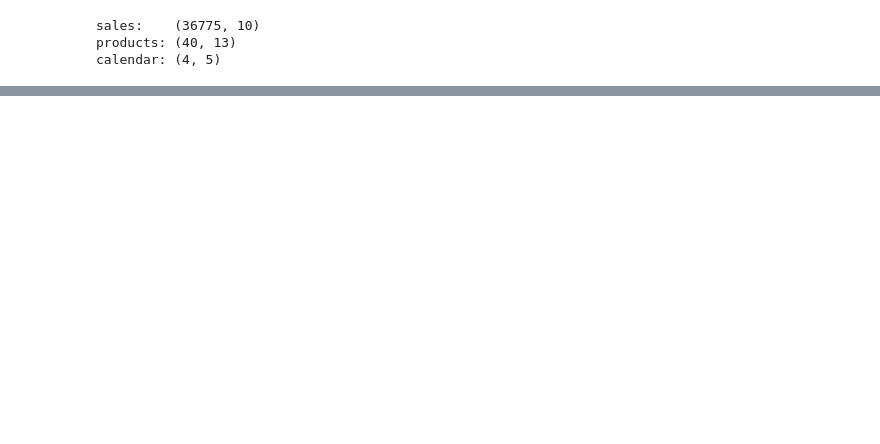
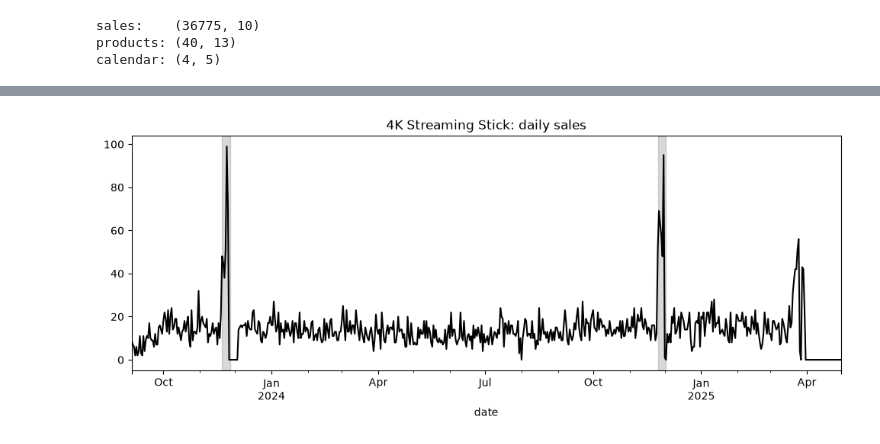
Before and after one commit to Ibarca/Predicting-Product-Demand-from-Sales-and-Marketing-Campaigns, a Jupyter notebook: notebooks/01_black_week_forecast.ipynb, the cells around one changed output, grey strips where cells are left out. Cells and saved outputs as stored; diff of their text form; code cells hidden in the pictures; blank space fills up the shorter version.

```diff
--- a/notebooks/01_black_week_forecast.ipynb
+++ b/notebooks/01_black_week_forecast.ipynb
@@ -15,0 +85,9 @@ calendar: (4, 5)
+# %%
+one = sales[sales.sku == "SKU001"].set_index("date")
+
+ax = one.units_sold.plot(figsize=(12, 4), color="black", title="4K Streaming Stick: daily sales")
+for row in calendar[calendar.status == "completed"].itertuples():
+    ax.axvspan(row.start_date, row.end_date, color="grey", alpha=0.3)
+plt.show()
+# %% [output]
+[figure, added]
```
Also changed, not shown: parts of 15 cells of this notebook.
